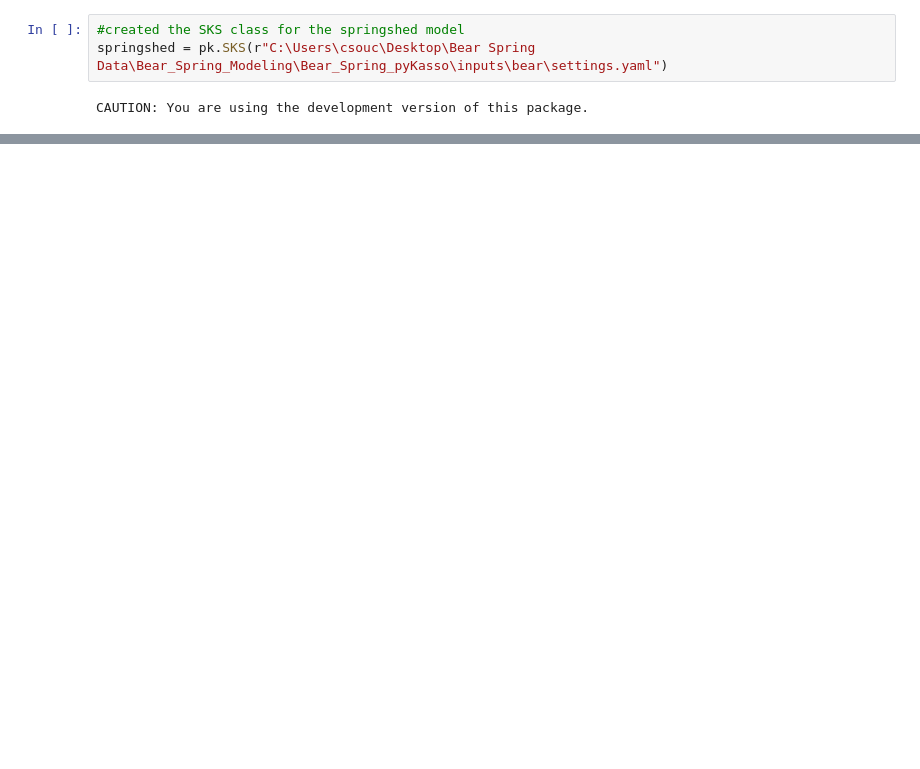
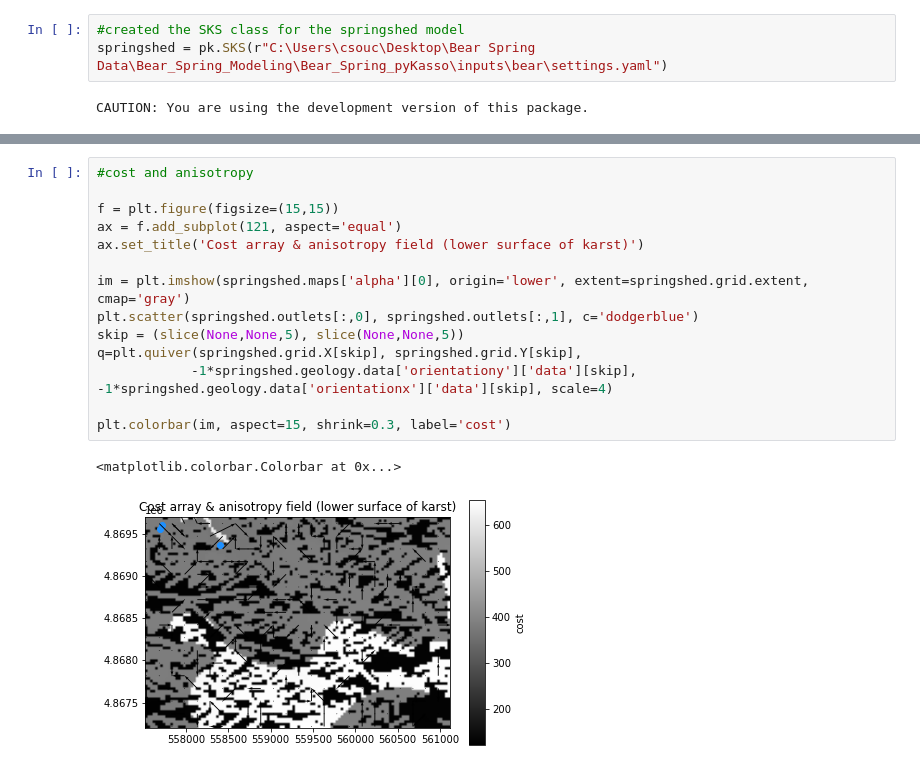
Before and after one commit to Csaucer/Bear_Spring_pyKasso, a Jupyter notebook: Soucey_Bear_Spring_pyKasso.ipynb, the cells around one changed output, grey strips where cells are left out. Saved outputs shown, nothing was run; the diff lists cells and outputs as text; blank space fills up the shorter version.

```diff
--- a/Soucey_Bear_Spring_pyKasso.ipynb
+++ b/Soucey_Bear_Spring_pyKasso.ipynb
@@ -97,0 +220,17 @@ springshed.show_catchment(data='fractures')
+# %%
+#cost and anisotropy
+
+f = plt.figure(figsize=(15,15))
+ax = f.add_subplot(121, aspect='equal')
+ax.set_title('Cost array & anisotropy field (lower surface of karst)')
+
+im = plt.imshow(springshed.maps['alpha'][0], origin='lower', extent=springshed.grid.extent, cmap='gray')
+plt.scatter(springshed.outlets[:,0], springshed.outlets[:,1], c='dodgerblue')
+skip = (slice(None,None,5), slice(None,None,5))
+q=plt.quiver(springshed.grid.X[skip], springshed.grid.Y[skip],
+            -1*springshed.geology.data['orientationy']['data'][skip], -1*springshed.geology.data['orientationx']['data'][skip], scale=4)
+
+plt.colorbar(im, aspect=15, shrink=0.3, label='cost')
+# %% [output]
+<matplotlib.colorbar.Colorbar at 0x...>
+[figure, added]
```
Also changed, not shown: parts of 13 cells of this notebook, 3 other files.
